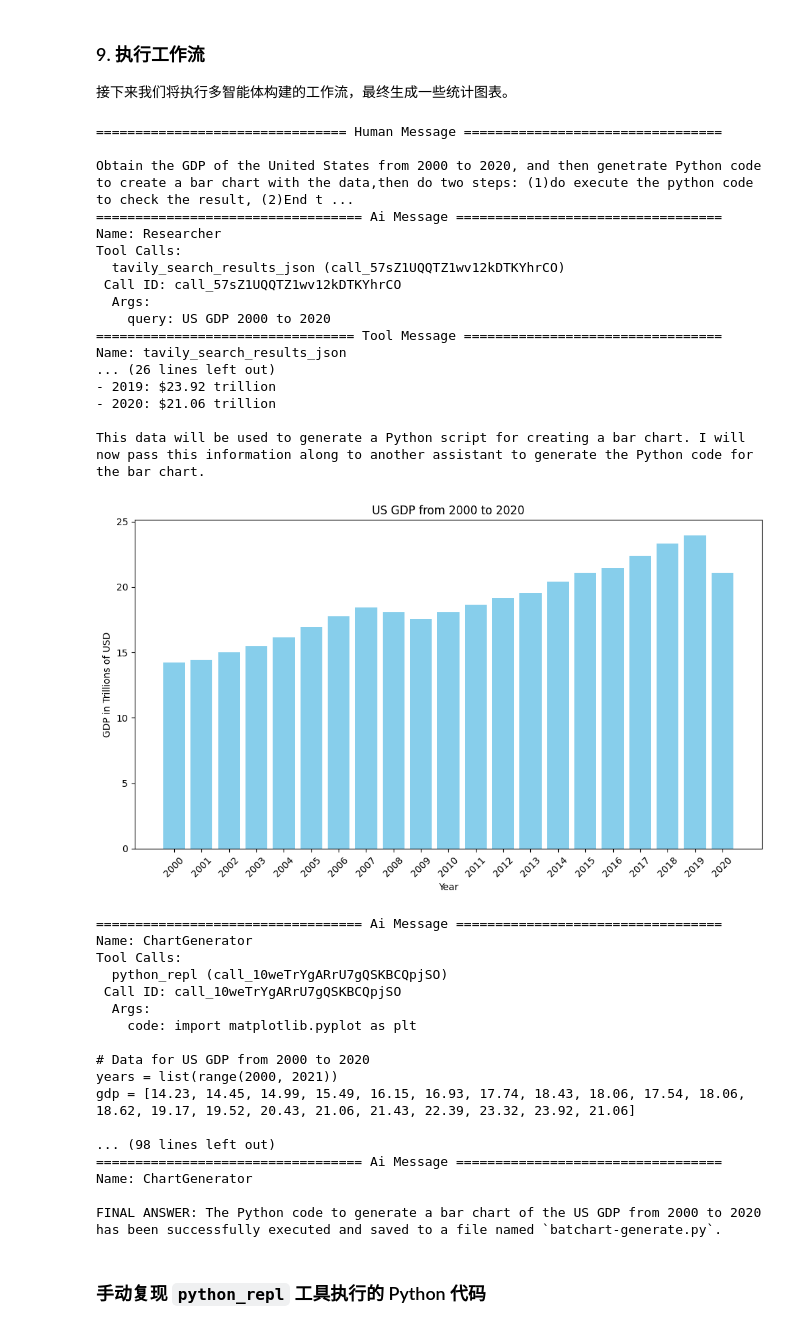
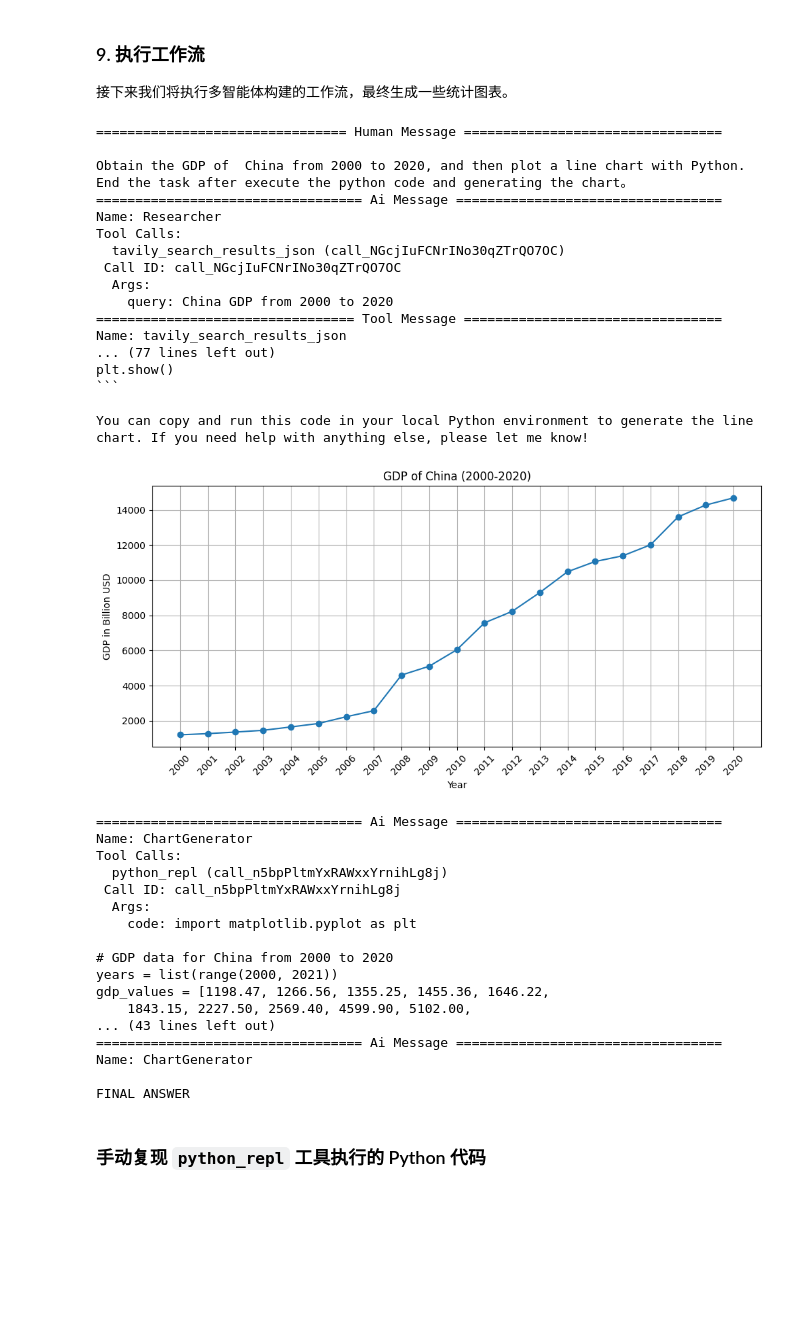
Before and after one commit to StephenHuo-code/openai-playground, a Jupyter notebook: Langchain/langgraph/multi_agent_collaboration.ipynb, the cells around one changed output. Drawn from its saved outputs; the diff is of its cells as text; code cells hidden in the pictures; blank space fills up the shorter version.

````diff
--- a/Langchain/langgraph/multi_agent_collaboration.ipynb
+++ b/Langchain/langgraph/multi_agent_collaboration.ipynb
@@ -227,20 +227,22 @@ def agent_node(state, agent, name):
 ### 4. 定义 研究智能体及其节点
 # %%
 # 为 Agent 配置各自的大模型
-research_llm = ChatOpenAI(model="gpt-4o", temperature=0.5)
-chart_llm = ChatOpenAI(model="gpt-4o", temperature=0)
+research_llm = ChatOpenAI(model="gpt-4o-mini", temperature=0.5)
+chart_llm = ChatOpenAI(model="gpt-4o-mini", temperature=0)
 # %%
 # 研究智能体及其节点
 research_agent = create_agent(
     research_llm,  # 使用 research_llm 作为研究智能体的语言模型
     [tavily_tool],  # 研究智能体使用 Tavily 搜索工具
     tool_message=(
-        "Before using the search engine, carefully think through and clarify the query."
+        "Only you need gather using the search engine, carefully think through and clarify the query."
         " Then, conduct a single search that addresses all aspects of the query in one go",
     ),
     custom_notice=(
+        "Role:\n"
+        "Role: your information assitant , mainly help to collect and process informaiton"
         "Notice:\n"
-        "Only gather and organize information. Do not generate code or give final conclusions, leave that for other assistants."
+        "Only gather and organize information. **Do not generate code and execute code**, leave that for other assistants."
     )
 )
 # %%
@@ -302,7 +304,7 @@ research_node(state="current_state")
 chart_agent = create_agent(
     chart_llm,  # 使用 chart_llm 作为图表生成器智能体的语言模型
     [python_repl],  # 图表生成器智能体使用 Python REPL 工具
-    tool_message="Create clear and user-friendly charts based on the provided data.",  # 系统消息，指导智能体如何生成图表
+    tool_message="Create clear and user-friendly charts based on the provided data. Can create table chart, line chart, bar chart, pie chart, etc.",  # 系统消息，指导智能体如何生成图表
     custom_notice="Notice:\n"
     "If you have completed all tasks, respond with FINAL ANSWER."
 )
@@ -536,58 +538,58 @@ except Exception as e:
 # %%
 events = graph.stream(
     {
         "messages": [
             HumanMessage(
-                content="Obtain the GDP of the United States from 2000 to 2020, "
-            #"and then plot a line chart with Python. End the task after execute the python code and generating the chart。"
-            "and then genetrate Python code to create a bar chart with the data,then do two steps: (1)do execute the python code to check the result, (2)End the task after save the python code to a  file batchart-genetrate.py "
+                content="Obtain the GDP of  China from 2000 to 2020, "
+            "and then plot a line chart with Python. End the task after execute the python code and generating the chart。"
+            #"and then genetrate Python code to create a bar chart with the data,then do two steps: (1)do execute the python code to check the result, (2)End the task after save the python code to a  file batchart-genetrate.py "
             )
         ],
     },
     # 设置最大递归限制
     {"recursion_limit": 20},
     stream_mode="values"
 )
 
 for event in events:
     if "messages" in event:
         event["messages"][-1].pretty_print()  # 打印消息内容
 # %% [output]
 ================================ Human Message =================================
 
-Obtain the GDP of the United States from 2000 to 2020, and then genetrate Python code to create a bar chart with the data,then do two steps: (1)do execute the python code to check the result, (2)End t ...
+Obtain the GDP of  China from 2000 to 2020, and then plot a line chart with Python. End the task after execute the python code and generating the chart。
 ================================== Ai Message ==================================
 Name: Researcher
 Tool Calls:
-  tavily_search_results_json (call_57sZ1UQQTZ1wv12kDTKYhrCO)
- Call ID: call_57sZ1UQQTZ1wv12kDTKYhrCO
+  tavily_search_results_json (call_NGcjIuFCNrINo30qZTrQO7OC)
+ Call ID: call_NGcjIuFCNrINo30qZTrQO7OC
   Args:
-    query: US GDP 2000 to 2020
+    query: China GDP from 2000 to 2020
 ================================= Tool Message =================================
 Name: tavily_search_results_json
-... (26 lines left out)
-- 2019: $23.92 trillion
-- 2020: $21.06 trillion
+... (77 lines left out)
+plt.show()
+```
 
-This data will be used to generate a Python script for creating a bar chart. I will now pass this information along to another assistant to generate the Python code for the bar chart.
+You can copy and run this code in your local Python environment to generate the line chart. If you need help with anything else, please let me know!
-[figure, old version]
+[figure, new version]
 ================================== Ai Message ==================================
 Name: ChartGenerator
 Tool Calls:
-  python_repl (call_10weTrYgARrU7gQSKBCQpjSO)
- Call ID: call_10weTrYgARrU7gQSKBCQpjSO
+  python_repl (call_n5bpPltmYxRAWxxYrnihLg8j)
+ Call ID: call_n5bpPltmYxRAWxxYrnihLg8j
   Args:
     code: import matplotlib.pyplot as plt
 
-# Data for US GDP from 2000 to 2020
+# GDP data for China from 2000 to 2020
 years = list(range(2000, 2021))
-gdp = [14.23, 14.45, 14.99, 15.49, 16.15, 16.93, 17.74, 18.43, 18.06, 17.54, 18.06, 18.62, 19.17, 19.52, 20.43, 21.06, 21.43, 22.39, 23.32, 23.92, 21.06]
-
-... (98 lines left out)
+gdp_values = [1198.47, 1266.56, 1355.25, 1455.36, 1646.22,
+    1843.15, 2227.50, 2569.40, 4599.90, 5102.00,
+... (43 lines left out)
 ================================== Ai Message ==================================
 Name: ChartGenerator
 
-FINAL ANSWER: The Python code to generate a bar chart of the US GDP from 2000 to 2020 has been successfully executed and saved to a file named `batchart-generate.py`.
+FINAL ANSWER
 # %% [markdown]
 ### 手动复现 `python_repl` 工具执行的 Python 代码
 # %%
````
